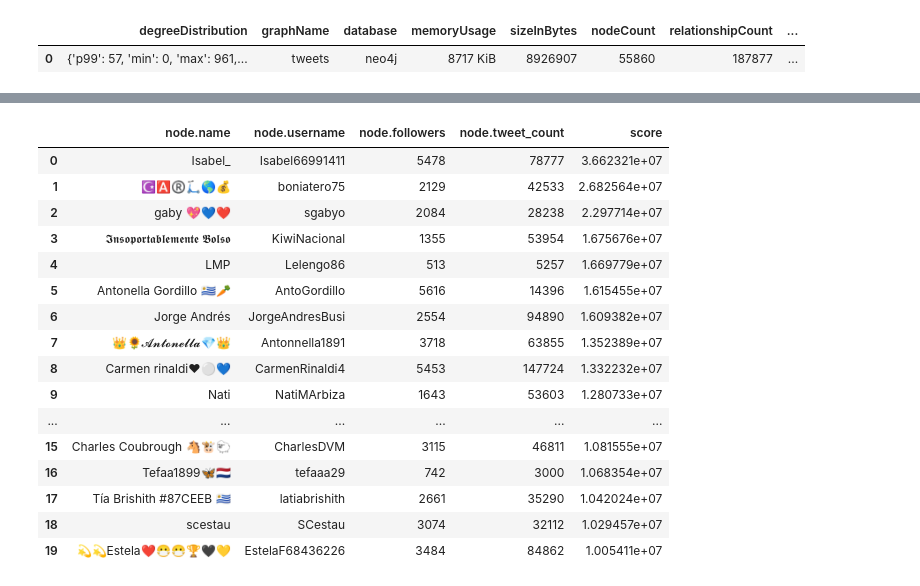
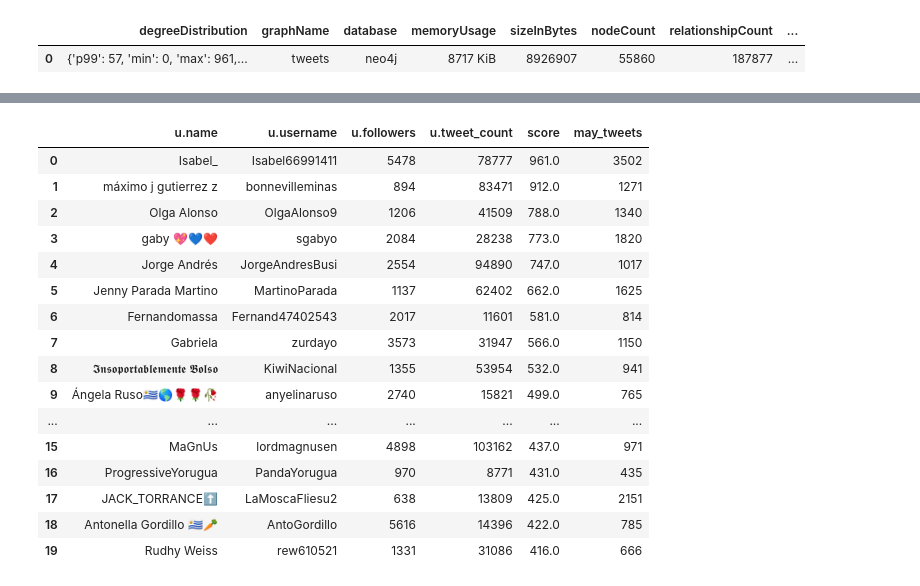
Before and after one commit to rodrigallardo/twitter-uy, a Jupyter notebook: consultas_ds.ipynb, the cells around one changed output, grey strips where cells are left out. Saved outputs shown, nothing was run; the diff lists cells and outputs as text; code cells hidden in the pictures.

```diff
--- a/consultas_ds.ipynb
+++ b/consultas_ds.ipynb
@@ -84,14 +124,11 @@ tweets
 # %%
-# Execute the PageRank centrality algorithm
+# Execute the ArticleRank centrality algorithm
 
 query = (
-    "CALL gds.pageRank.stream('tweets') "
+    "CALL gds.articleRank.stream('tweets') "
     "YIELD nodeId, score "
     "WITH gds.util.asNode(nodeId) AS node, score "
-    "WHERE node.name IS NOT NULL "
-    "RETURN node.name, node.username, node.followers, node.tweet_count, score "
-    "ORDER BY score DESC, node.name ASC "
-    "LIMIT 20"
+    f"{user_info}"
 )
 
 #evaluamos las consultas
@@ -119,14 +156,11 @@ tweets
 # %%
-# Execute the ArticleRank centrality algorithm
+# Execute the Betweenness centrality algorithm
 
 query = (
-    "CALL gds.articleRank.stream('tweets') "
+    "CALL gds.betweenness.stream('tweets') "
     "YIELD nodeId, score "
     "WITH gds.util.asNode(nodeId) AS node, score "
-    "WHERE node.name IS NOT NULL "
-    "RETURN node.name, node.username, node.followers, node.tweet_count, score "
-    "ORDER BY score DESC, node.name ASC "
-    "LIMIT 20"
+    f"{user_info}"
 )
 
 #evaluamos las consultas
@@ -154,35 +188,32 @@ tweets
 # %%
-# Execute the Betweenness centrality algorithm
+# Execute the Degree centrality algorithm
 
 query = (
-    "CALL gds.betweenness.stream('tweets') "
+    "CALL gds.degree.stream('tweets') "
     "YIELD nodeId, score "
     "WITH gds.util.asNode(nodeId) AS node, score "
-    "WHERE node.name IS NOT NULL "
-    "RETURN node.name, node.username, node.followers, node.tweet_count, score "
-    "ORDER BY score DESC, node.name ASC "
-    "LIMIT 20"
+    f"{user_info}"
 )
 
 #evaluamos las consultas
 tweets=graph.run(query).to_data_frame()
 
 tweets
 # %% [output]
-|  | node.name | node.username | node.followers | node.tweet_count | score |
-| 0 | Isabel_ | Isabel66991411 | 5478 | 78777 | 3.662321e+07 |
-| 1 | ☪️🅰️®️🛴🌎💰 | boniatero75 | 2129 | 42533 | 2.682564e+07 |
-| 2 | gaby 💖💙❤️ | sgabyo | 2084 | 28238 | 2.297714e+07 |
-| 3 | 𝕴𝖓𝖘𝖔𝖕𝖔𝖗𝖙𝖆𝖇𝖑𝖊𝖒𝖊𝖓𝖙𝖊 𝕭𝖔𝖑𝖘𝖔 | KiwiNacional | 1355 | 53954 | 1.675676e+07 |
-| 4 | LMP | Lelengo86 | 513 | 5257 | 1.669779e+07 |
-| 5 | Antonella Gordillo 🇺🇾🥕 | AntoGordillo | 5616 | 14396 | 1.615455e+07 |
-| 6 | Jorge Andrés | JorgeAndresBusi | 2554 | 94890 | 1.609382e+07 |
-| 7 | 👑🌻𝓐𝓷𝓽𝓸𝓷𝓮𝓵𝓵𝓪💎👑 | Antonnella1891 | 3718 | 63855 | 1.352389e+07 |
-| 8 | Carmen rinaldi❤⚪💙 | CarmenRinaldi4 | 5453 | 147724 | 1.332232e+07 |
-| 9 | Nati | NatiMArbiza | 1643 | 53603 | 1.280733e+07 |
-| ... | ... | ... | ... | ... | ... |
-| 15 | Charles Coubrough 🐴🐮🐑 | CharlesDVM | 3115 | 46811 | 1.081555e+07 |
-| 16 | Tefaa1899🦋🇳🇱 | tefaaa29 | 742 | 3000 | 1.068354e+07 |
-| 17 | Tía Brishith #87CEEB 🇺🇾 | latiabrishith | 2661 | 35290 | 1.042024e+07 |
-| 18 | scestau | SCestau | 3074 | 32112 | 1.029457e+07 |
-| 19 | 💫💫Estela❤️😷😷🏆🖤💛 | EstelaF68436226 | 3484 | 84862 | 1.005411e+07 |
+|  | u.name | u.username | u.followers | u.tweet_count | score | may_tweets |
+| 0 | Isabel_ | Isabel66991411 | 5478 | 78777 | 961.0 | 3502 |
+| 1 | máximo j gutierrez z | bonnevilleminas | 894 | 83471 | 912.0 | 1271 |
+| 2 | Olga Alonso | OlgaAlonso9 | 1206 | 41509 | 788.0 | 1340 |
+| 3 | gaby 💖💙❤️ | sgabyo | 2084 | 28238 | 773.0 | 1820 |
+| 4 | Jorge Andrés | JorgeAndresBusi | 2554 | 94890 | 747.0 | 1017 |
+| 5 | Jenny Parada Martino | MartinoParada | 1137 | 62402 | 662.0 | 1625 |
+| 6 | Fernandomassa | Fernand47402543 | 2017 | 11601 | 581.0 | 814 |
+| 7 | Gabriela | zurdayo | 3573 | 31947 | 566.0 | 1150 |
+| 8 | 𝕴𝖓𝖘𝖔𝖕𝖔𝖗𝖙𝖆𝖇𝖑𝖊𝖒𝖊𝖓𝖙𝖊 𝕭𝖔𝖑𝖘𝖔 | KiwiNacional | 1355 | 53954 | 532.0 | 941 |
+| 9 | Ángela Ruso🇺🇾🌎🌹🌹🥀 | anyelinaruso | 2740 | 15821 | 499.0 | 765 |
+| ... | ... | ... | ... | ... | ... | ... |
+| 15 | MaGnUs | lordmagnusen | 4898 | 103162 | 437.0 | 971 |
+| 16 | ProgressiveYorugua | PandaYorugua | 970 | 8771 | 431.0 | 435 |
+| 17 | JACK_TORRANCE⬆️ | LaMoscaFliesu2 | 638 | 13809 | 425.0 | 2151 |
+| 18 | Antonella Gordillo 🇺🇾🥕 | AntoGordillo | 5616 | 14396 | 422.0 | 785 |
+| 19 | Rudhy Weiss | rew610521 | 1331 | 31086 | 416.0 | 666 |
```
Also changed, not shown: parts of 4 cells of this notebook.
